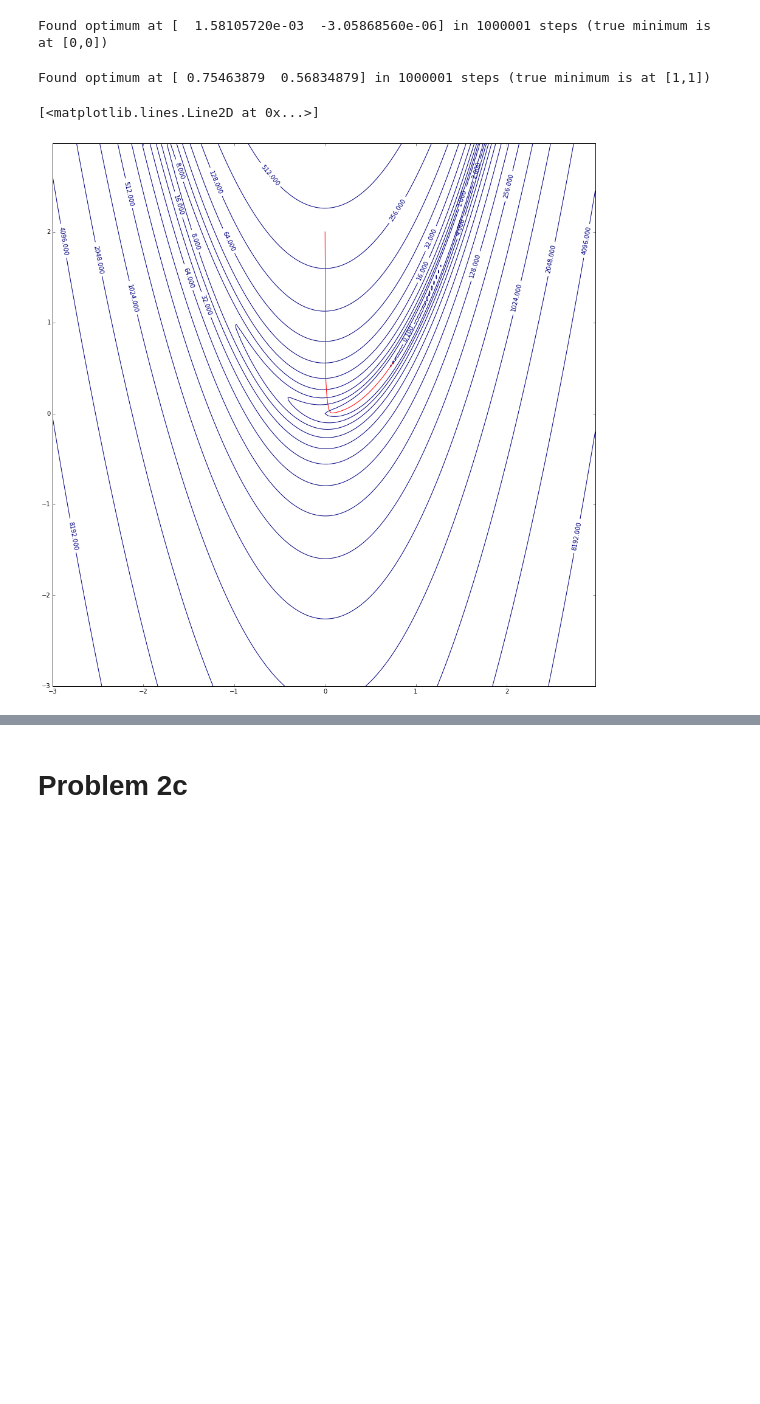
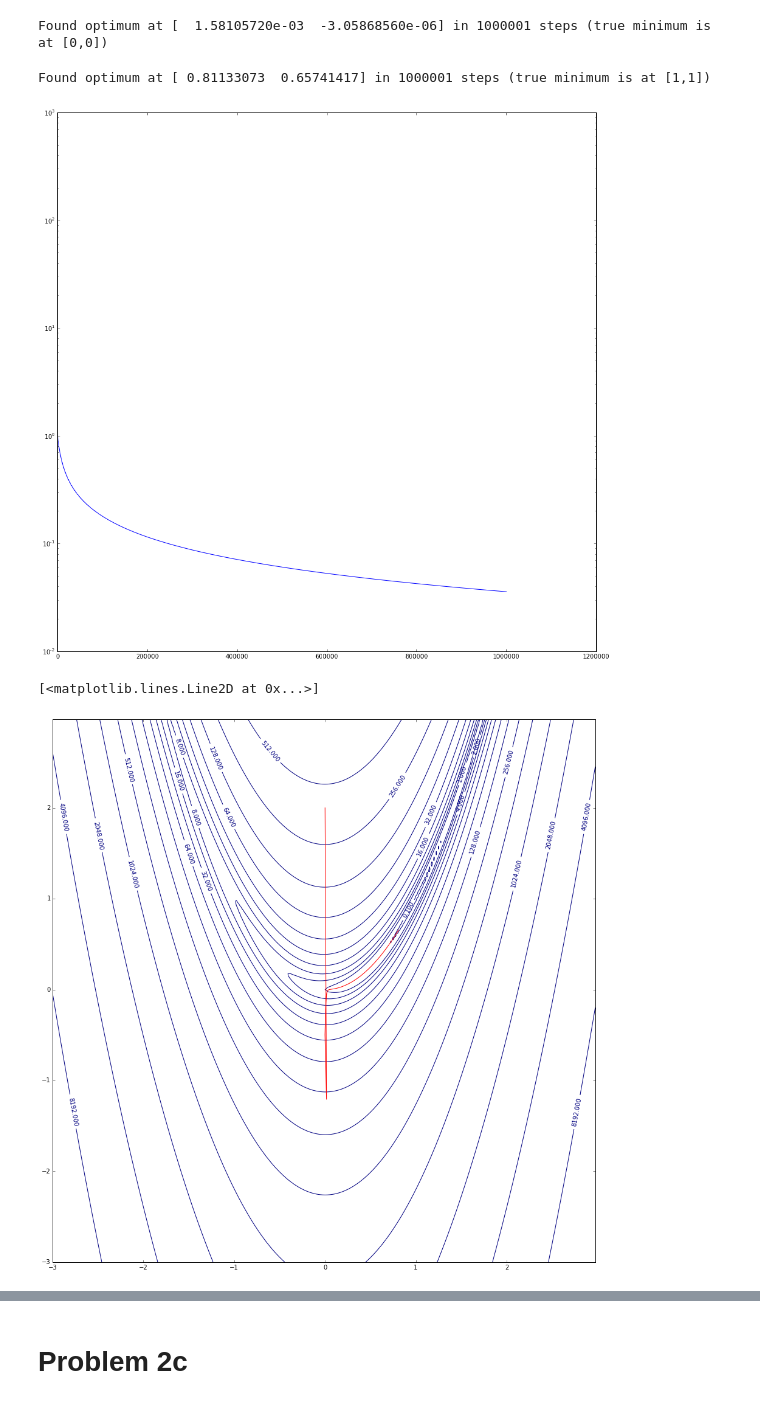
Before and after one commit to ciechowoj/nn_assignments, a Jupyter notebook: assignment2/starter_code.ipynb, the cells around one changed output, grey strips where cells are left out. Cells and saved outputs as stored; diff of their text form; code cells hidden in the pictures; blank space fills up the shorter version.

```diff
--- a/assignment2/starter_code.ipynb
+++ b/assignment2/starter_code.ipynb
@@ -288,40 +370,49 @@ check_gradient(rosenbrock, np.array([1.0,1.0]), delta=1e-8)
 #
 
 X0= (0.,2.)
-Xopt, Xhist = GD(rosenbrock, X0, alpha=1e-5, stop_tolerance=1e-10, max_steps = 1000000)
+Xopt, Xhist = GD(rosenbrock, X0, alpha=2e-5, stop_tolerance=1e-10, max_steps = 1000000)
 Xhist = np.array(Xhist)
 
 print("Found optimum at {} in {} steps (true minimum is at [1,1])".format(Xopt, len(Xhist)))
 
 pylab.rcParams['figure.figsize'] = (16.0, 16.0)
 
 #
 # Plot the value over iterations
 #
 
+X = [i for i in range(1, len(Xhist) + 1)]
+Y = [rosenbrock(x)[0] for x in Xhist]
+
+plot(X, Y)
+pyplot.yscale('log')
+pyplot.show()
+
+plt.figure()
 delta = 0.025
 X = np.arange(-3.0, 3.0, delta)
 Y = np.arange(-3.0, 3.0, delta)
 X, Y = np.meshgrid(X, Y)
 
 Z = numpy.array([ rosenbrock([x, y])[0] for x, y in zip(X, Y)  ])
 # plotted contours at exponential intervals instead of taking log of function
 CS = plt.contour(X, Y, Z, [0.1] + [pow(2, x) for x in range(30)])
 plt.clabel(CS, inline=1, fontsize=10)
 
 X, Y = zip(*Xhist)
 
 plt.plot(X, Y, 'r')
 
 #
 # Make a contour plot
 #
 # you may want to use functions: meshgrid, contour
 #
 # %% [output]
-Found optimum at [ 0.75463879  0.56834879] in 1000001 steps (true minimum is at [1,1])
+Found optimum at [ 0.81133073  0.65741417] in 1000001 steps (true minimum is at [1,1])
+[figure, new version]
 [<matplotlib.lines.Line2D at 0x...>]
-[figure, old version]
+[figure, added]
 # %%
 #
 # Use scipy.optimize.fmin_l_bfgs_b
```
Also changed, not shown: parts of 11 cells of this notebook.
